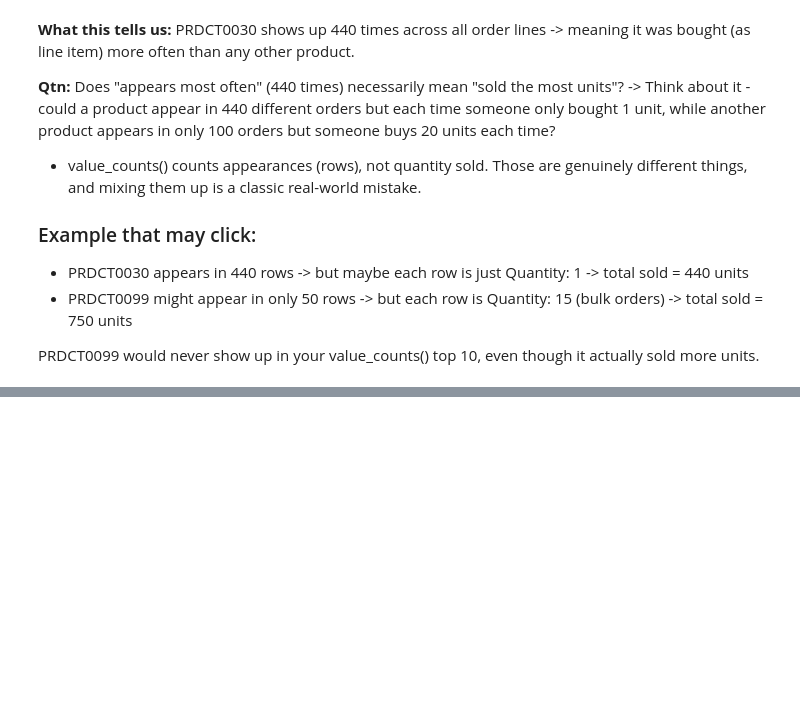
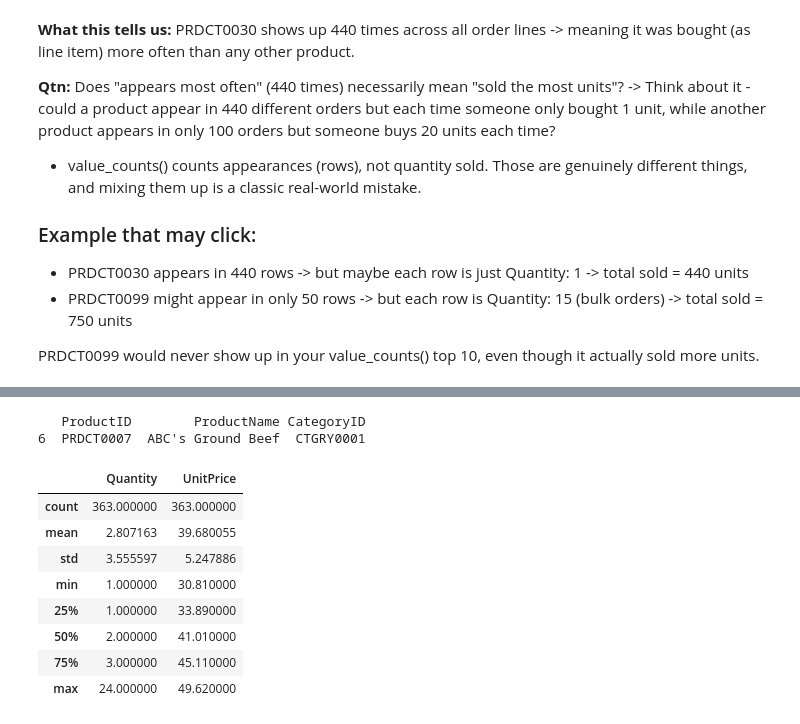
Before and after one commit to geff-ghost/notebooks, a Jupyter notebook: retail_data/MixedKnowledge.ipynb, the cells around one changed output, grey strips where cells are left out. Cells and saved outputs as stored; diff of their text form; code cells hidden in the pictures; blank space fills up the shorter version.

```diff
--- a/retail_data/MixedKnowledge.ipynb
+++ b/retail_data/MixedKnowledge.ipynb
@@ -574,0 +663,15 @@ order_details.groupby('ProductID').apply(lambda x: (x['Quantity'] * x['UnitPrice
+# %%
+print(products[products['ProductID'] == 'PRDCT0007'])
+order_details[order_details['ProductID'] == 'PRDCT0007'][['Quantity', 'UnitPrice']].describe()
+# %% [output]
+   ProductID        ProductName CategoryID
+6  PRDCT0007  ABC's Ground Beef  CTGRY0001
+|  | Quantity | UnitPrice |
+| count | 363.000000 | 363.000000 |
+| mean | 2.807163 | 39.680055 |
+| std | 3.555597 | 5.247886 |
+| min | 1.000000 | 30.810000 |
+| 25% | 1.000000 | 33.890000 |
+| 50% | 2.000000 | 41.010000 |
+| 75% | 3.000000 | 45.110000 |
+| max | 24.000000 | 49.620000 |
```
Also changed, not shown: parts of 10 cells of this notebook.
